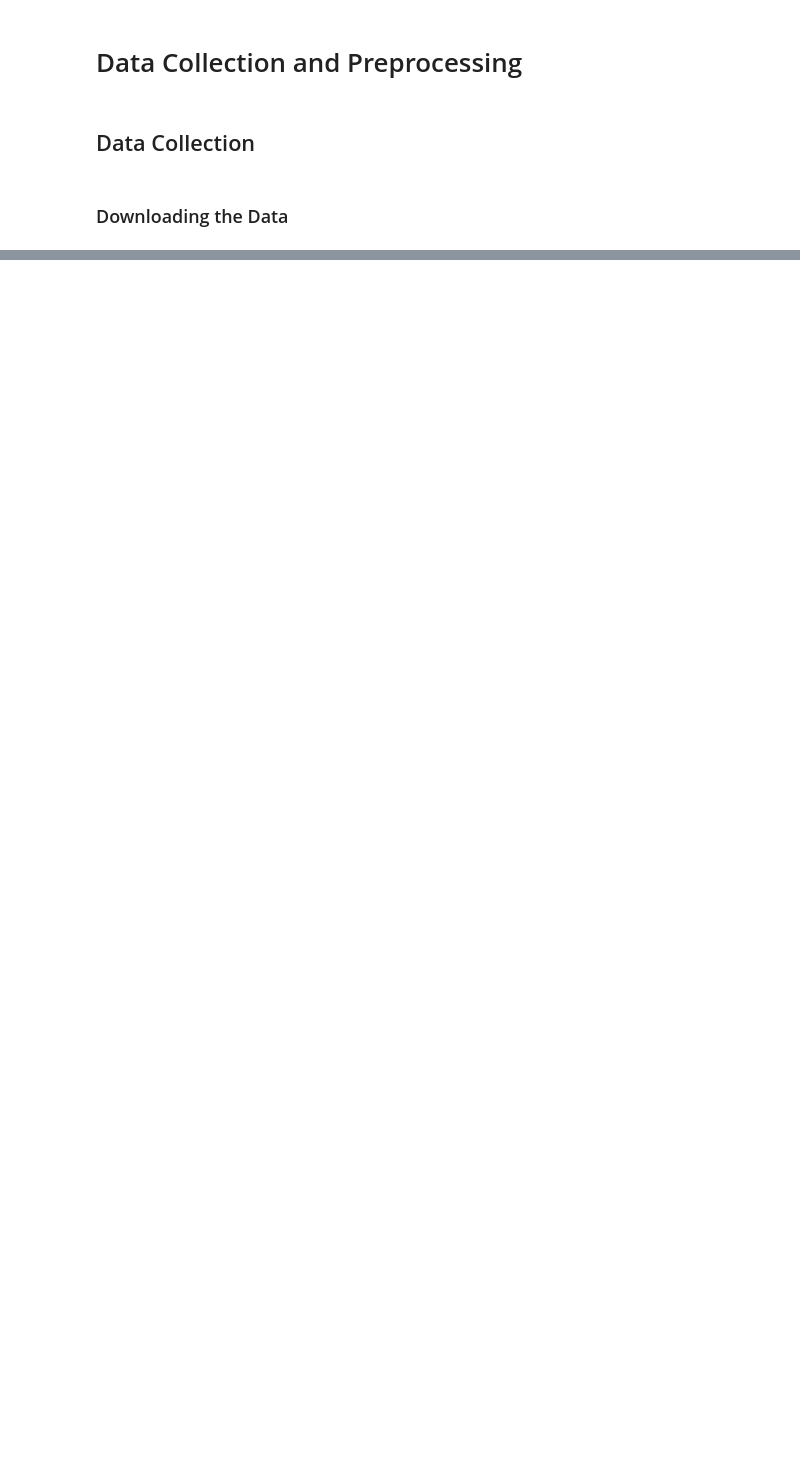
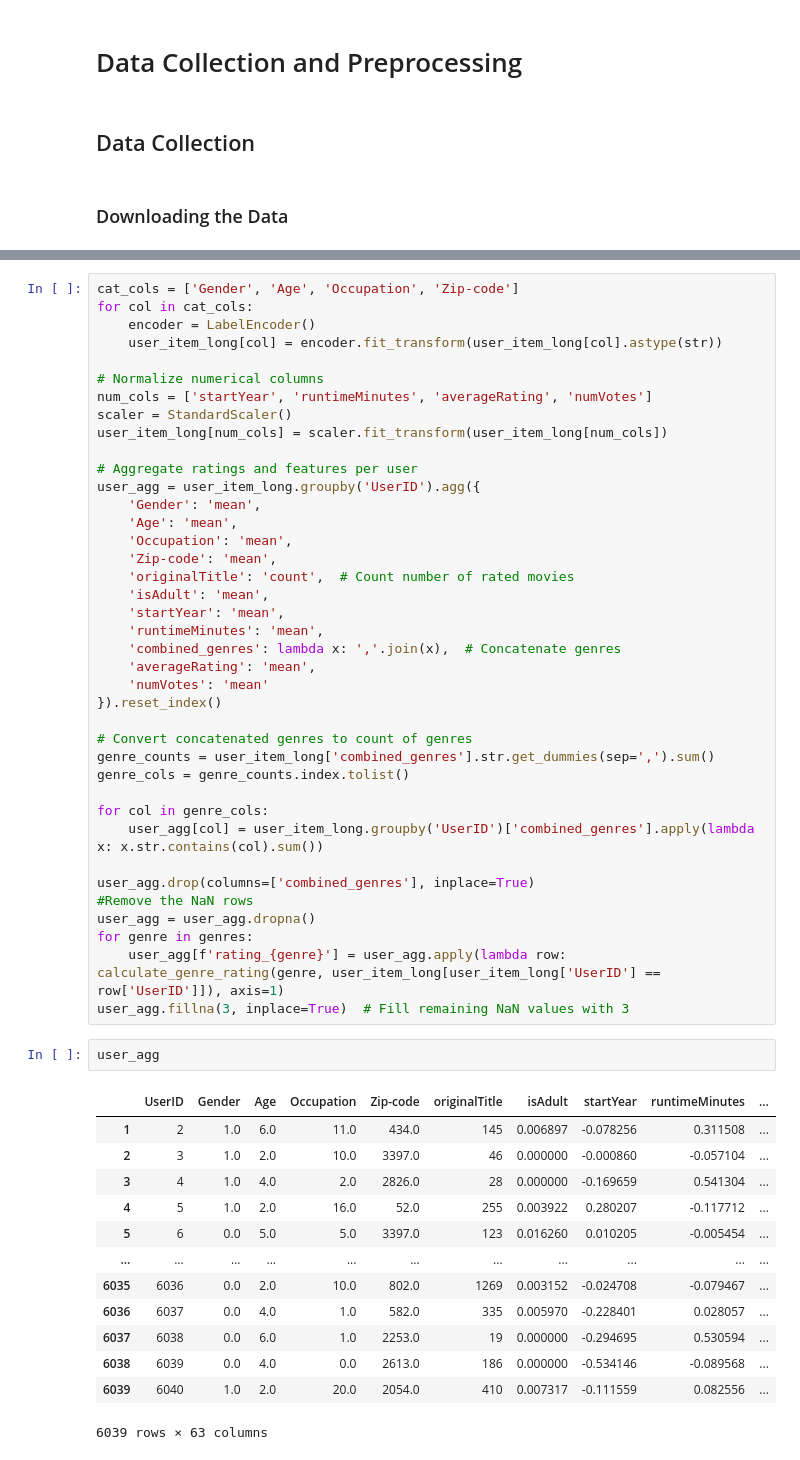
Before and after one commit to chuklee/recommender_system, a Jupyter notebook: main.ipynb, the cells around one changed output, grey strips where cells are left out. Drawn from its saved outputs; the diff is of its cells as text; blank space fills up the shorter version.

```diff
--- a/main.ipynb
+++ b/main.ipynb
@@ -50,0 +250,55 @@ Unzipping complete.
+# %%
+cat_cols = ['Gender', 'Age', 'Occupation', 'Zip-code']
+for col in cat_cols:
+    encoder = LabelEncoder()
+    user_item_long[col] = encoder.fit_transform(user_item_long[col].astype(str))
+
+# Normalize numerical columns
+num_cols = ['startYear', 'runtimeMinutes', 'averageRating', 'numVotes']
+scaler = StandardScaler()
+user_item_long[num_cols] = scaler.fit_transform(user_item_long[num_cols])
+
+# Aggregate ratings and features per user
+user_agg = user_item_long.groupby('UserID').agg({
+    'Gender': 'mean',
+    'Age': 'mean',
+    'Occupation': 'mean',
+    'Zip-code': 'mean',
+    'originalTitle': 'count',  # Count number of rated movies
+    'isAdult': 'mean',
+    'startYear': 'mean',
+    'runtimeMinutes': 'mean',
+    'combined_genres': lambda x: ','.join(x),  # Concatenate genres
+    'averageRating': 'mean',
+    'numVotes': 'mean'
+}).reset_index()
+
+# Convert concatenated genres to count of genres
+genre_counts = user_item_long['combined_genres'].str.get_dummies(sep=',').sum()
+genre_cols = genre_counts.index.tolist()
+
+for col in genre_cols:
+    user_agg[col] = user_item_long.groupby('UserID')['combined_genres'].apply(lambda x: x.str.contains(col).sum())
+
+user_agg.drop(columns=['combined_genres'], inplace=True)
+#Remove the NaN rows
+user_agg = user_agg.dropna()
+for genre in genres:
+    user_agg[f'rating_{genre}'] = user_agg.apply(lambda row: calculate_genre_rating(genre, user_item_long[user_item_long['UserID'] == row['UserID']]), axis=1)
+user_agg.fillna(3, inplace=True)  # Fill remaining NaN values with 3
+# %%
+user_agg
+# %% [output]
+|  | UserID | Gender | Age | Occupation | Zip-code | originalTitle | isAdult | startYear | runtimeMinutes | ... |
+| 1 | 2 | 1.0 | 6.0 | 11.0 | 434.0 | 145 | 0.006897 | -0.078256 | 0.311508 | ... |
+| 2 | 3 | 1.0 | 2.0 | 10.0 | 3397.0 | 46 | 0.000000 | -0.000860 | -0.057104 | ... |
+| 3 | 4 | 1.0 | 4.0 | 2.0 | 2826.0 | 28 | 0.000000 | -0.169659 | 0.541304 | ... |
+| 4 | 5 | 1.0 | 2.0 | 16.0 | 52.0 | 255 | 0.003922 | 0.280207 | -0.117712 | ... |
+| 5 | 6 | 0.0 | 5.0 | 5.0 | 3397.0 | 123 | 0.016260 | 0.010205 | -0.005454 | ... |
+| ... | ... | ... | ... | ... | ... | ... | ... | ... | ... | ... |
+| 6035 | 6036 | 0.0 | 2.0 | 10.0 | 802.0 | 1269 | 0.003152 | -0.024708 | -0.079467 | ... |
+| 6036 | 6037 | 0.0 | 4.0 | 1.0 | 582.0 | 335 | 0.005970 | -0.228401 | 0.028057 | ... |
+| 6037 | 6038 | 0.0 | 6.0 | 1.0 | 2253.0 | 19 | 0.000000 | -0.294695 | 0.530594 | ... |
+| 6038 | 6039 | 0.0 | 4.0 | 0.0 | 2613.0 | 186 | 0.000000 | -0.534146 | -0.089568 | ... |
+| 6039 | 6040 | 1.0 | 2.0 | 20.0 | 2054.0 | 410 | 0.007317 | -0.111559 | 0.082556 | ... |
+6039 rows × 63 columns
```
Also changed, not shown: parts of 25 cells of this notebook, 2 other files.
